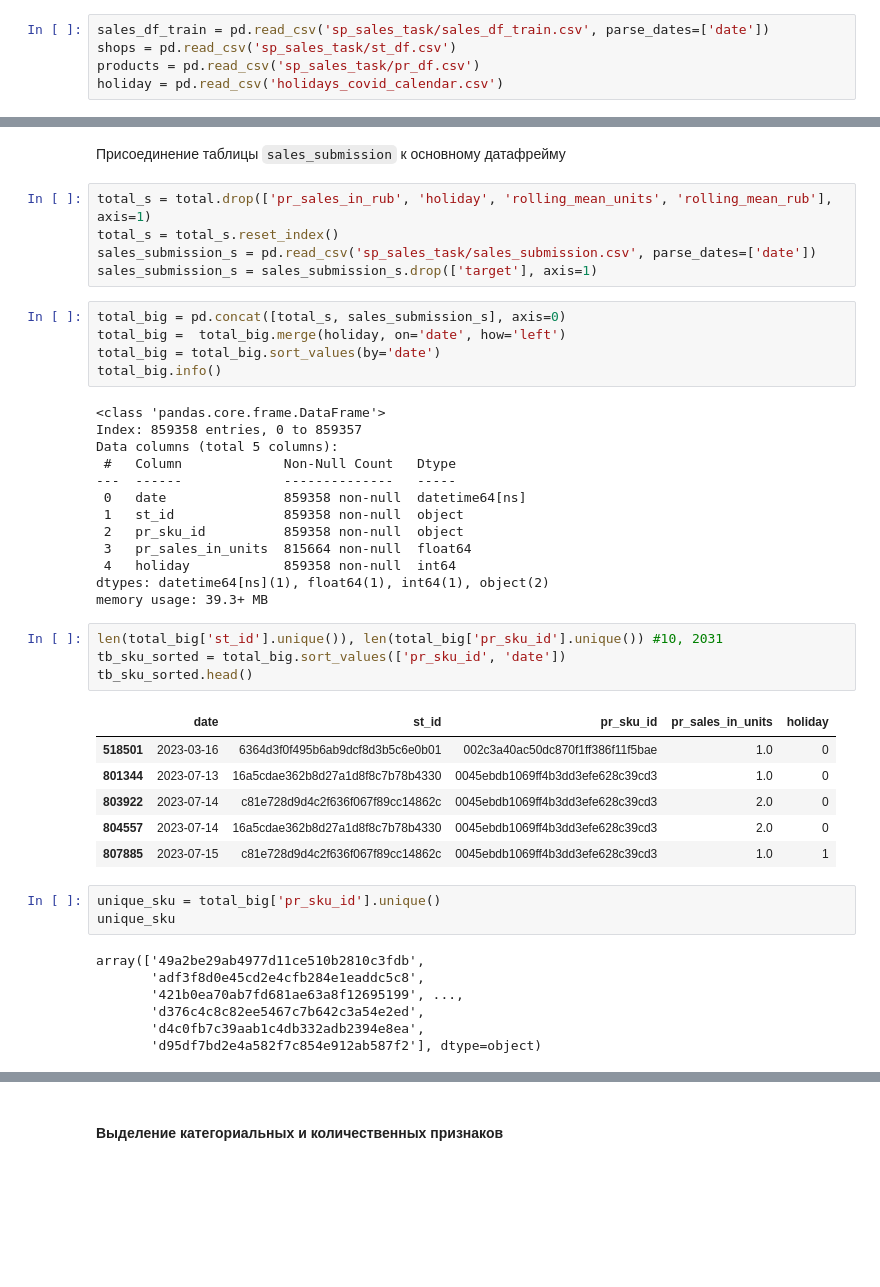
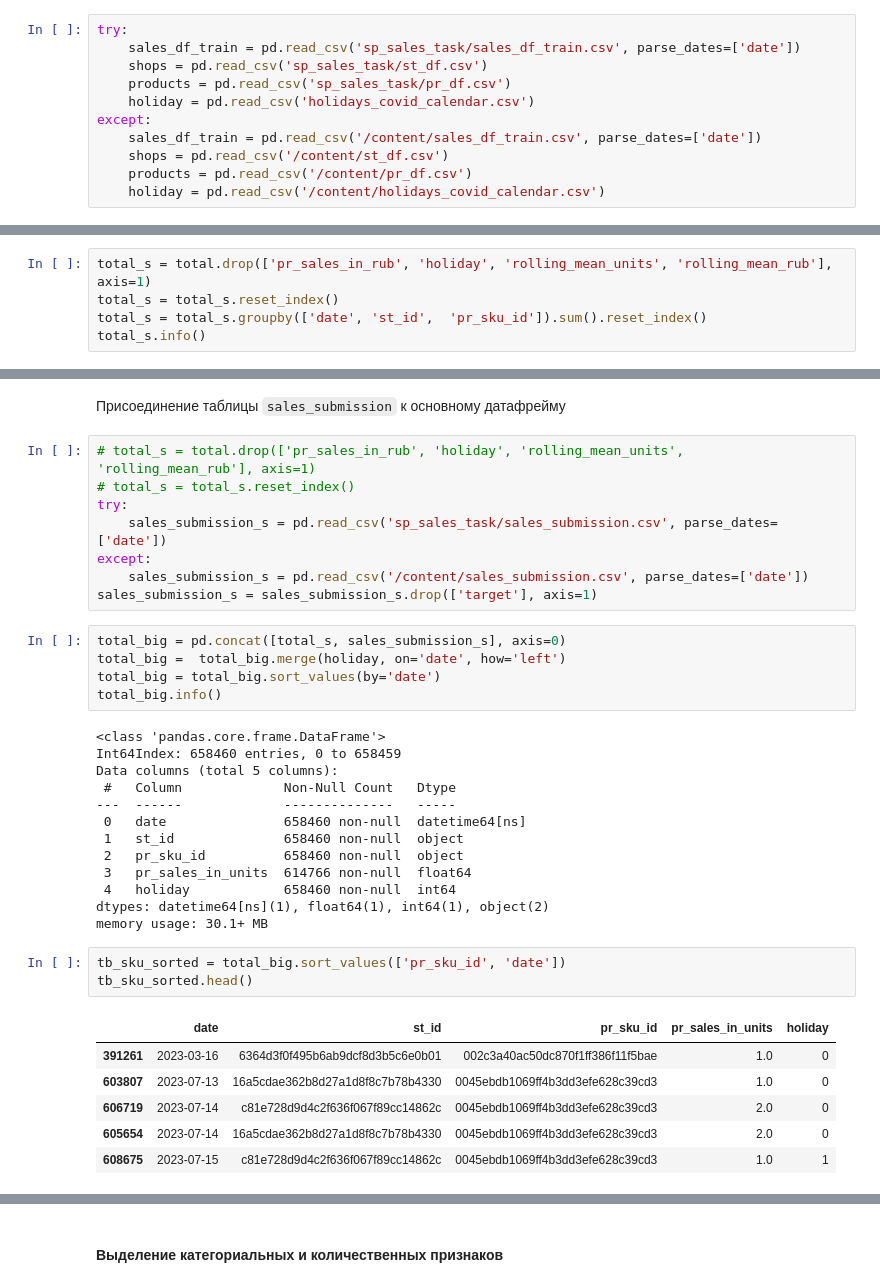
Before and after one commit to denis-42ds/demand_forecast_retailer, a Jupyter notebook: demand_forecast.ipynb, the cells around one changed output, grey strips where cells are left out. Drawn from its saved outputs; the diff is of its cells as text; blank space fills up the shorter version.

```diff
--- a/demand_forecast.ipynb
+++ b/demand_forecast.ipynb
@@ -71,10 +75,16 @@ warnings.filterwarnings('ignore')
 # %% [markdown]
 ### EDA
 # %%
-sales_df_train = pd.read_csv('sp_sales_task/sales_df_train.csv', parse_dates=['date'])
-shops = pd.read_csv('sp_sales_task/st_df.csv')
-products = pd.read_csv('sp_sales_task/pr_df.csv')
-holiday = pd.read_csv('holidays_covid_calendar.csv')
+try:
+    sales_df_train = pd.read_csv('sp_sales_task/sales_df_train.csv', parse_dates=['date'])
+    shops = pd.read_csv('sp_sales_task/st_df.csv')
+    products = pd.read_csv('sp_sales_task/pr_df.csv')
+    holiday = pd.read_csv('holidays_covid_calendar.csv')
+except:
+    sales_df_train = pd.read_csv('/content/sales_df_train.csv', parse_dates=['date'])
+    shops = pd.read_csv('/content/st_df.csv')
+    products = pd.read_csv('/content/pr_df.csv')
+    holiday = pd.read_csv('/content/holidays_covid_calendar.csv')
 # %%
 sales_df_train.info()
 # %% [output]
@@ -624,0 +638,5 @@ memory usage: 49.8+ MB
+# %%
+total_s = total.drop(['pr_sales_in_rub', 'holiday', 'rolling_mean_units', 'rolling_mean_rub'], axis=1)
+total_s = total_s.reset_index()
+total_s = total_s.groupby(['date', 'st_id',  'pr_sku_id']).sum().reset_index()
+total_s.info()
@@ -625,9 +655,12 @@ memory usage: 49.8+ MB
 # %% [markdown]
 Присоединение таблицы `sales_submission` к основному датафрейму
 # %%
-total_s = total.drop(['pr_sales_in_rub', 'holiday', 'rolling_mean_units', 'rolling_mean_rub'], axis=1)
-total_s = total_s.reset_index()
-sales_submission_s = pd.read_csv('sp_sales_task/sales_submission.csv', parse_dates=['date'])
+# total_s = total.drop(['pr_sales_in_rub', 'holiday', 'rolling_mean_units', 'rolling_mean_rub'], axis=1)
+# total_s = total_s.reset_index()
+try:
+    sales_submission_s = pd.read_csv('sp_sales_task/sales_submission.csv', parse_dates=['date'])
+except:
+    sales_submission_s = pd.read_csv('/content/sales_submission.csv', parse_dates=['date'])
 sales_submission_s = sales_submission_s.drop(['target'], axis=1)
 # %%
 total_big = pd.concat([total_s, sales_submission_s], axis=0)
@@ -636,35 +669,24 @@ total_big = total_big.sort_values(by='date')
 total_big.info()
 # %% [output]
 <class 'pandas.core.frame.DataFrame'>
-Index: 859358 entries, 0 to 859357
+Int64Index: 658460 entries, 0 to 658459
 Data columns (total 5 columns):
  #   Column             Non-Null Count   Dtype
 ---  ------             --------------   -----
- 0   date               859358 non-null  datetime64[ns]
- 1   st_id              859358 non-null  object
- 2   pr_sku_id          859358 non-null  object
- 3   pr_sales_in_units  815664 non-null  float64
- 4   holiday            859358 non-null  int64
+ 0   date               658460 non-null  datetime64[ns]
+ 1   st_id              658460 non-null  object
+ 2   pr_sku_id          658460 non-null  object
+ 3   pr_sales_in_units  614766 non-null  float64
+ 4   holiday            658460 non-null  int64
 dtypes: datetime64[ns](1), float64(1), int64(1), object(2)
-memory usage: 39.3+ MB
+memory usage: 30.1+ MB
 # %%
-len(total_big['st_id'].unique()), len(total_big['pr_sku_id'].unique()) #10, 2031
 tb_sku_sorted = total_big.sort_values(['pr_sku_id', 'date'])
 tb_sku_sorted.head()
 # %% [output]
 |  | date | st_id | pr_sku_id | pr_sales_in_units | holiday |
-| 518501 | 2023-03-16 | 6364d3f0f495b6ab9dcf8d3b5c6e0b01 | 002c3a40ac50dc870f1ff386f11f5bae | 1.0 | 0 |
-| 801344 | 2023-07-13 | 16a5cdae362b8d27a1d8f8c7b78b4330 | 0045ebdb1069ff4b3dd3efe628c39cd3 | 1.0 | 0 |
-| 803922 | 2023-07-14 | c81e728d9d4c2f636f067f89cc14862c | 0045ebdb1069ff4b3dd3efe628c39cd3 | 2.0 | 0 |
-| 804557 | 2023-07-14 | 16a5cdae362b8d27a1d8f8c7b78b4330 | 0045ebdb1069ff4b3dd3efe628c39cd3 | 2.0 | 0 |
-| 807885 | 2023-07-15 | c81e728d9d4c2f636f067f89cc14862c | 0045ebdb1069ff4b3dd3efe628c39cd3 | 1.0 | 1 |
+| 391261 | 2023-03-16 | 6364d3f0f495b6ab9dcf8d3b5c6e0b01 | 002c3a40ac50dc870f1ff386f11f5bae | 1.0 | 0 |
+| 603807 | 2023-07-13 | 16a5cdae362b8d27a1d8f8c7b78b4330 | 0045ebdb1069ff4b3dd3efe628c39cd3 | 1.0 | 0 |
+| 606719 | 2023-07-14 | c81e728d9d4c2f636f067f89cc14862c | 0045ebdb1069ff4b3dd3efe628c39cd3 | 2.0 | 0 |
+| 605654 | 2023-07-14 | 16a5cdae362b8d27a1d8f8c7b78b4330 | 0045ebdb1069ff4b3dd3efe628c39cd3 | 2.0 | 0 |
+| 608675 | 2023-07-15 | c81e728d9d4c2f636f067f89cc14862c | 0045ebdb1069ff4b3dd3efe628c39cd3 | 1.0 | 1 |
-# %%
-unique_sku = total_big['pr_sku_id'].unique()
-unique_sku
-# %% [output]
-array(['49a2be29ab4977d11ce510b2810c3fdb',
-       'adf3f8d0e45cd2e4cfb284e1eaddc5c8',
-       '421b0ea70ab7fd681ae63a8f12695199', ...,
-       'd376c4c8c82ee5467c7b642c3a54e2ed',
-       'd4c0fb7c39aab1c4db332adb2394e8ea',
-       'd95df7bd2e4a582f7c854e912ab587f2'], dtype=object)
```
Also changed, not shown: parts of 70 cells of this notebook, 5 other files.
